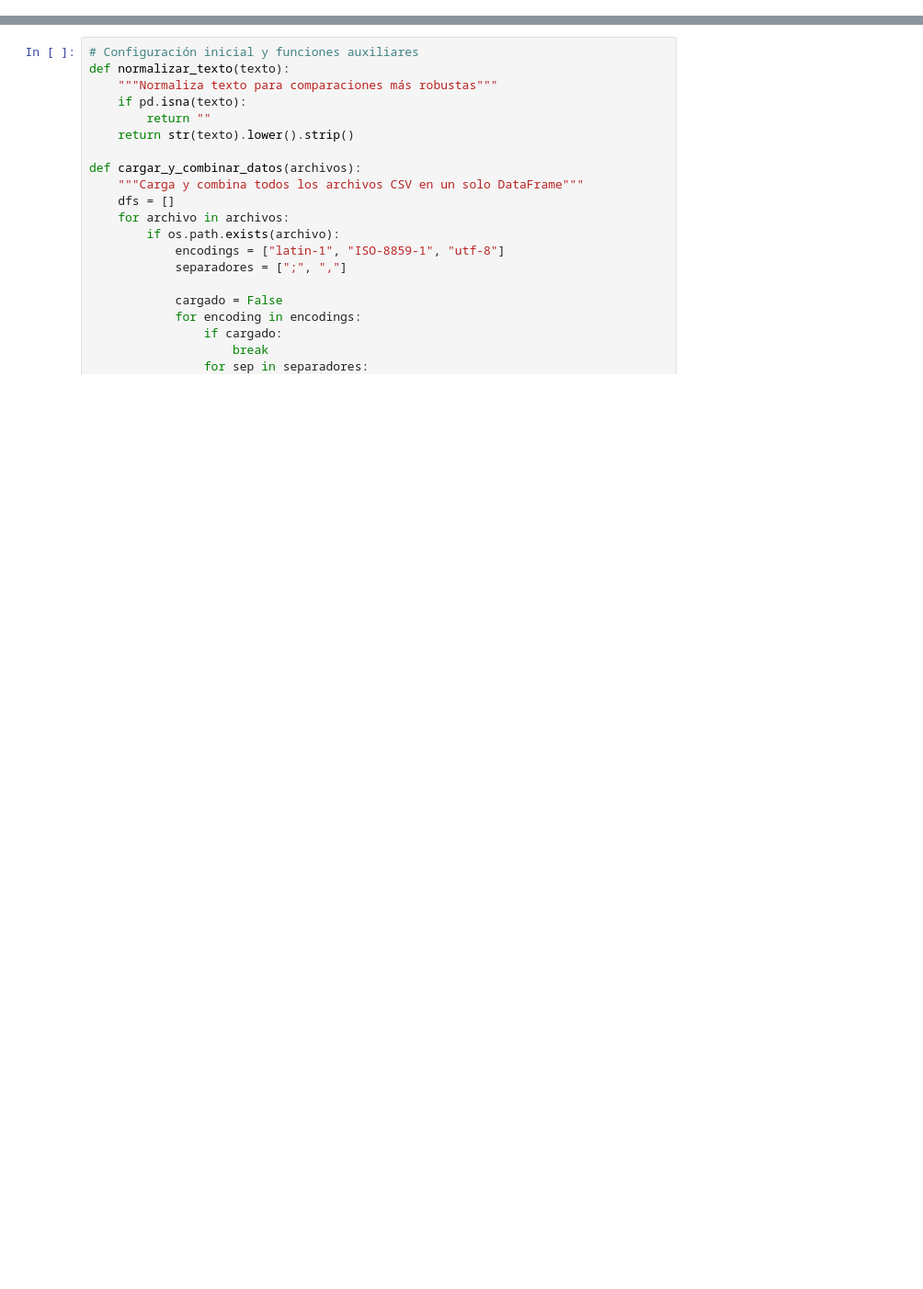
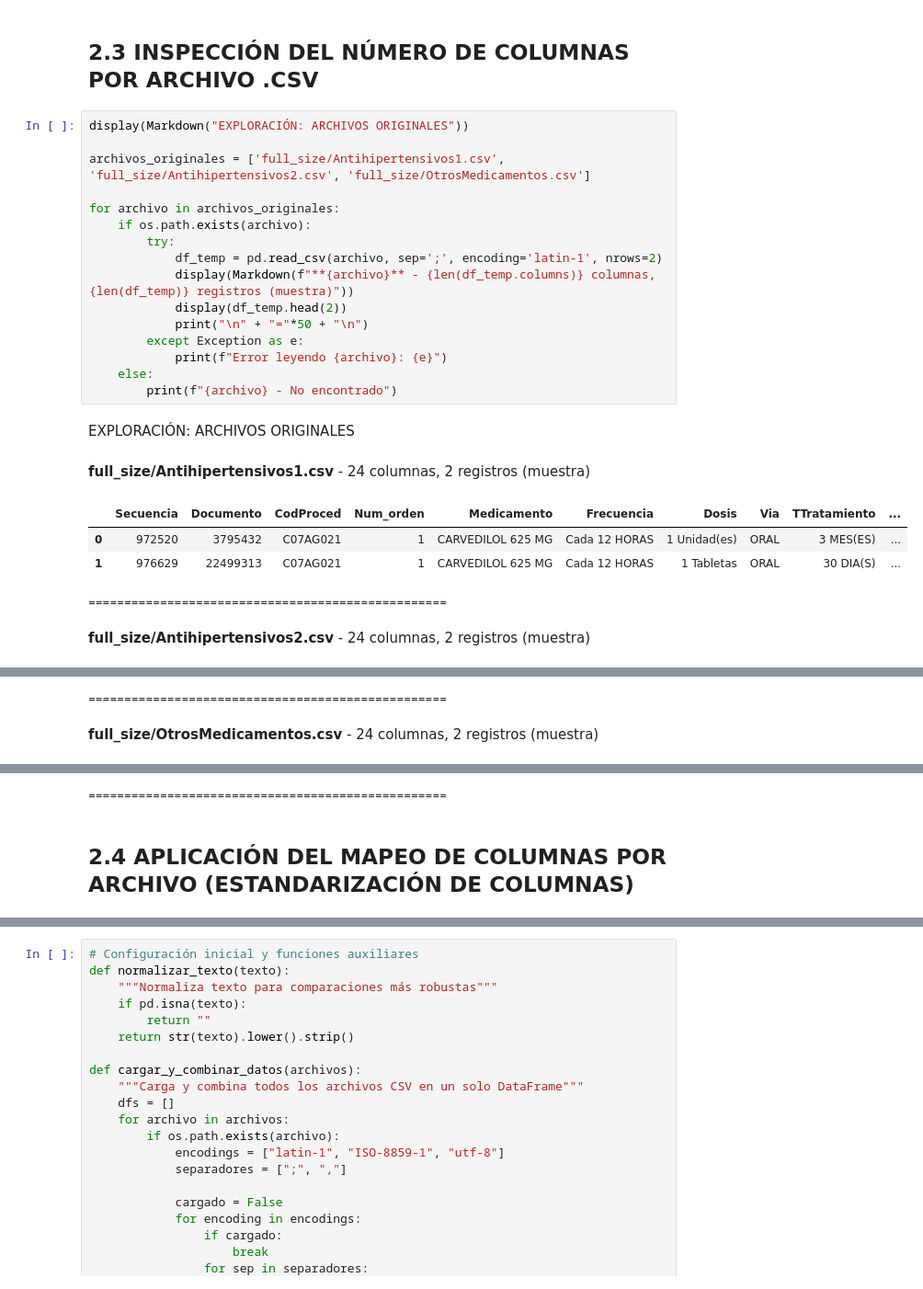
Before and after one commit to Prado500/repoProyectoFinal, a Jupyter notebook: presentacion.ipynb, the cells around one changed output, grey strips where cells are left out. Shown at 92% size. Saved outputs shown, nothing was run; the diff lists cells and outputs as text; blank space fills up the shorter version.

```diff
--- a/presentacion.ipynb
+++ b/presentacion.ipynb
@@ -9,0 +198,26 @@ import re
+# %% [markdown]
+## 2.3 INSPECCIÓN DEL NÚMERO DE COLUMNAS POR ARCHIVO .CSV
+# %%
+display(Markdown("EXPLORACIÓN: ARCHIVOS ORIGINALES"))
+
+archivos_originales = ['full_size/Antihipertensivos1.csv', 'full_size/Antihipertensivos2.csv', 'full_size/OtrosMedicamentos.csv']
+
+for archivo in archivos_originales:
+    if os.path.exists(archivo):
+        try:
+            df_temp = pd.read_csv(archivo, sep=';', encoding='latin-1', nrows=2)
+            display(Markdown(f"**{archivo}** - {len(df_temp.columns)} columnas, {len(df_temp)} registros (muestra)"))
+            display(df_temp.head(2))
+            print("\n" + "="*50 + "\n")
+        except Exception as e:
+            print(f"Error leyendo {archivo}: {e}")
+    else:
+        print(f"{archivo} - No encontrado")
+# %% [output]
+EXPLORACIÓN: ARCHIVOS ORIGINALES
+**full_size/Antihipertensivos1.csv** - 24 columnas, 2 registros (muestra)
+|  | Secuencia | Documento | CodProced | Num_orden | Medicamento | Frecuencia | Dosis | Via | TTratamiento | ... |
+| 0 | 972520 | 3795432 | C07AG021 | 1 | CARVEDILOL 625 MG | Cada 12 HORAS | 1 Unidad(es) | ORAL | 3 MES(ES) | ... |
+| 1 | 976629 | 22499313 | C07AG021 | 1 | CARVEDILOL 625 MG | Cada 12 HORAS | 1 Tabletas | ORAL | 30 DIA(S) | ... |
+==================================================
+**full_size/Antihipertensivos2.csv** - 24 columnas, 2 registros (muestra)
@@ -9,0 +227,2 @@ import re
+==================================================
+**full_size/OtrosMedicamentos.csv** - 24 columnas, 2 registros (muestra)
@@ -9,0 +232,3 @@ import re
+==================================================
+# %% [markdown]
+## 2.4 APLICACIÓN DEL MAPEO DE COLUMNAS POR ARCHIVO (ESTANDARIZACIÓN DE COLUMNAS)
```
Also changed, not shown: parts of 30 cells of this notebook, 4 other files.
